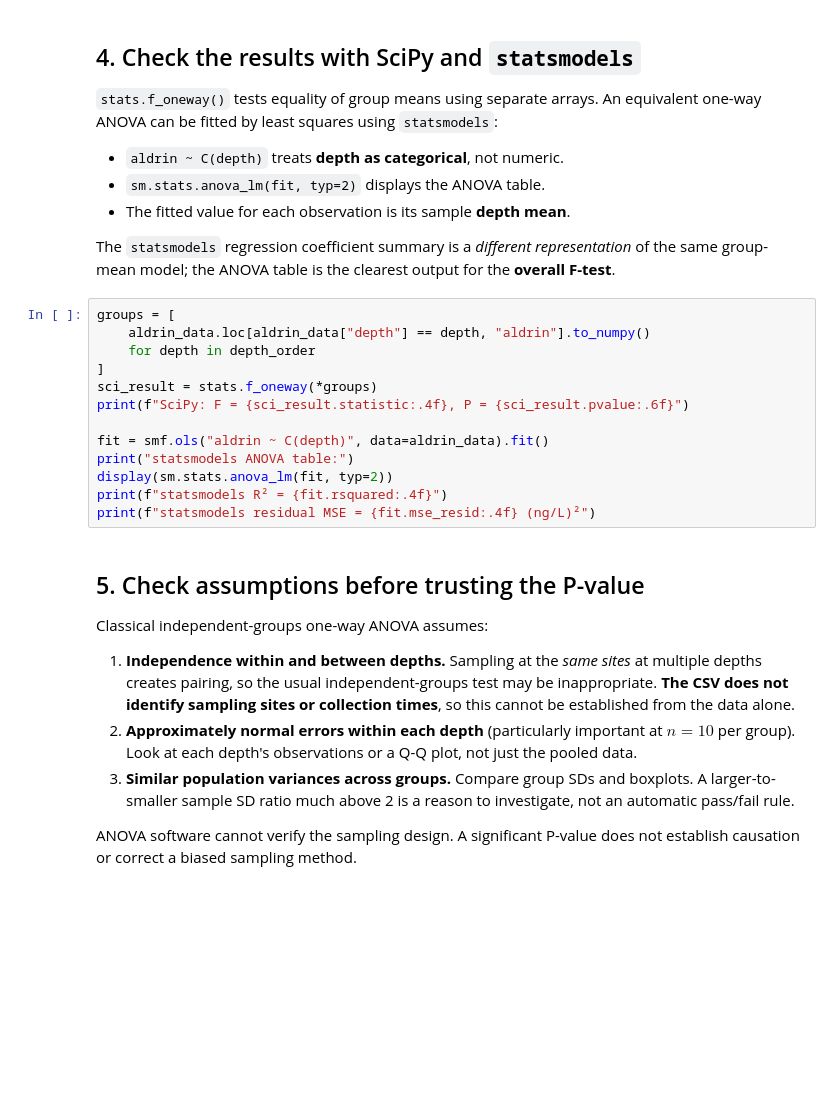
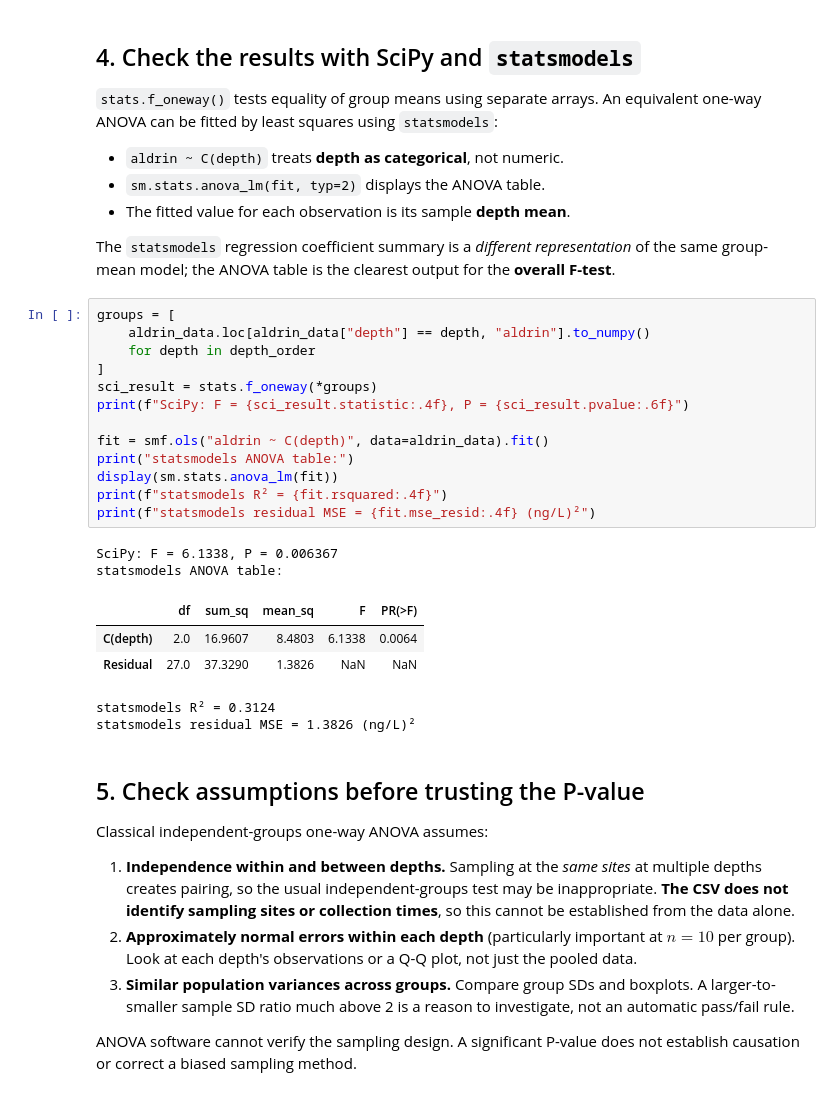
Before and after one commit to JaxLayerLumos/26f-engr1451-2451, a Jupyter notebook: 2-class/w12a_ANOVA.ipynb, the cells around one changed output. Saved outputs shown, nothing was run; the diff lists cells and outputs as text; blank space fills up the shorter version.

```diff
--- a/2-class/w12a_ANOVA.ipynb
+++ b/2-class/w12a_ANOVA.ipynb
@@ -194,16 +209,24 @@ The `statsmodels` regression coefficient summary is a *different representation*
 # %%
 groups = [
     aldrin_data.loc[aldrin_data["depth"] == depth, "aldrin"].to_numpy()
     for depth in depth_order
 ]
 sci_result = stats.f_oneway(*groups)
 print(f"SciPy: F = {sci_result.statistic:.4f}, P = {sci_result.pvalue:.6f}")
 
 fit = smf.ols("aldrin ~ C(depth)", data=aldrin_data).fit()
 print("statsmodels ANOVA table:")
-display(sm.stats.anova_lm(fit, typ=2))
+display(sm.stats.anova_lm(fit))
 print(f"statsmodels R² = {fit.rsquared:.4f}")
 print(f"statsmodels residual MSE = {fit.mse_resid:.4f} (ng/L)²")
+# %% [output]
+SciPy: F = 6.1338, P = 0.006367
+statsmodels ANOVA table:
+|  | df | sum_sq | mean_sq | F | PR(>F) |
+| C(depth) | 2.0 | 16.9607 | 8.4803 | 6.1338 | 0.0064 |
+| Residual | 27.0 | 37.3290 | 1.3826 | NaN | NaN |
+statsmodels R² = 0.3124
+statsmodels residual MSE = 1.3826 (ng/L)²
 # %% [markdown]
 ## 5. Check assumptions before trusting the P-value
 
```
Also changed, not shown: parts of 6 cells of this notebook.
